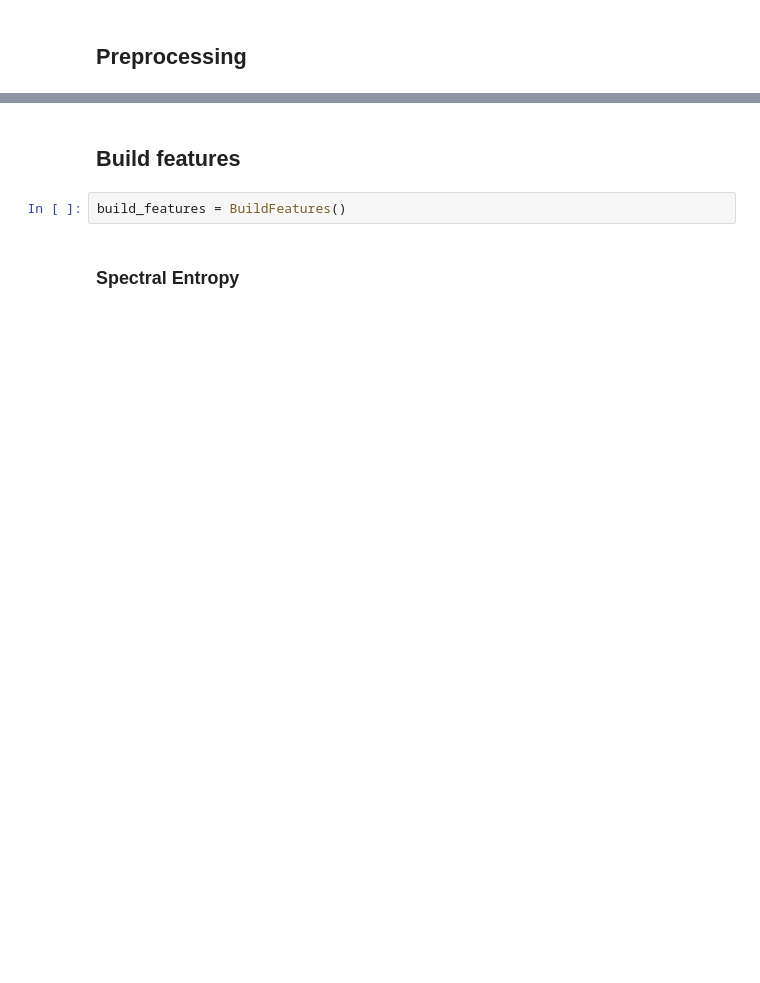
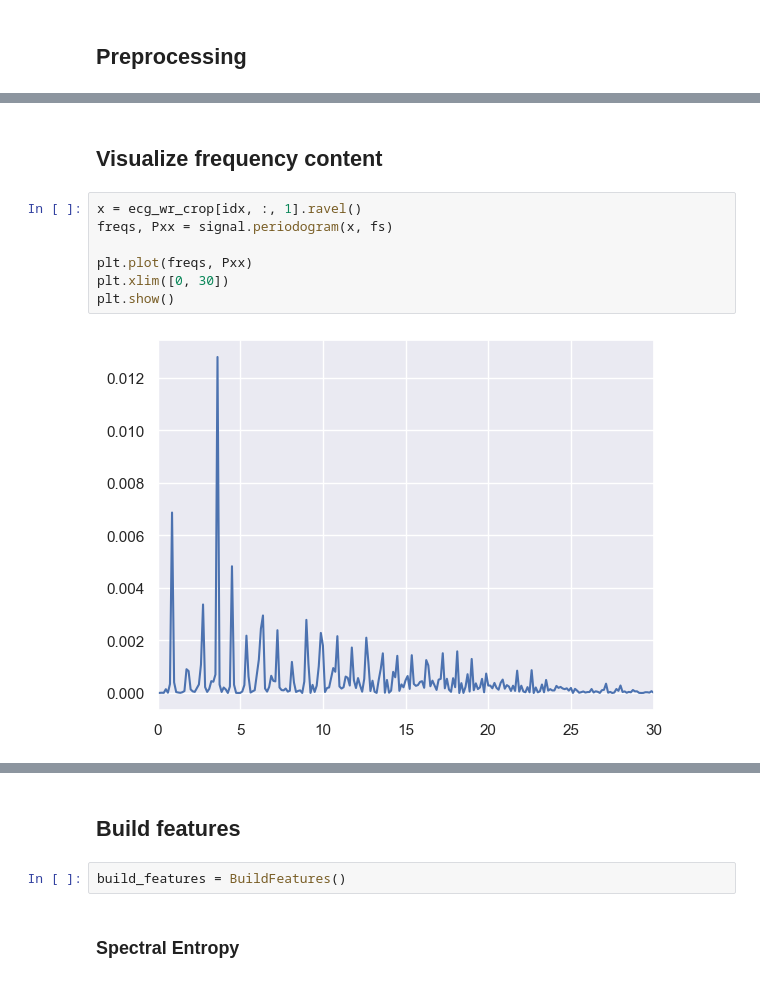
Before and after one commit to AGE90/atrial-fibrillation-detection, a Jupyter notebook: notebooks/02-AGE90-ecg-feature_extraction.ipynb, the cells around one changed output, grey strips where cells are left out. Drawn from its saved outputs; the diff is of its cells as text; blank space fills up the shorter version.

```diff
--- a/notebooks/02-AGE90-ecg-feature_extraction.ipynb
+++ b/notebooks/02-AGE90-ecg-feature_extraction.ipynb
@@ -78,0 +99,11 @@ plt.show()
+# %% [markdown]
+## Visualize frequency content
+# %%
+x = ecg_wr_crop[idx, :, 1].ravel()
+freqs, Pxx = signal.periodogram(x, fs)
+
+plt.plot(freqs, Pxx)
+plt.xlim([0, 30])
+plt.show()
+# %% [output]
+[figure, added]
```
Also changed, not shown: parts of 21 cells of this notebook, 4 other files.
